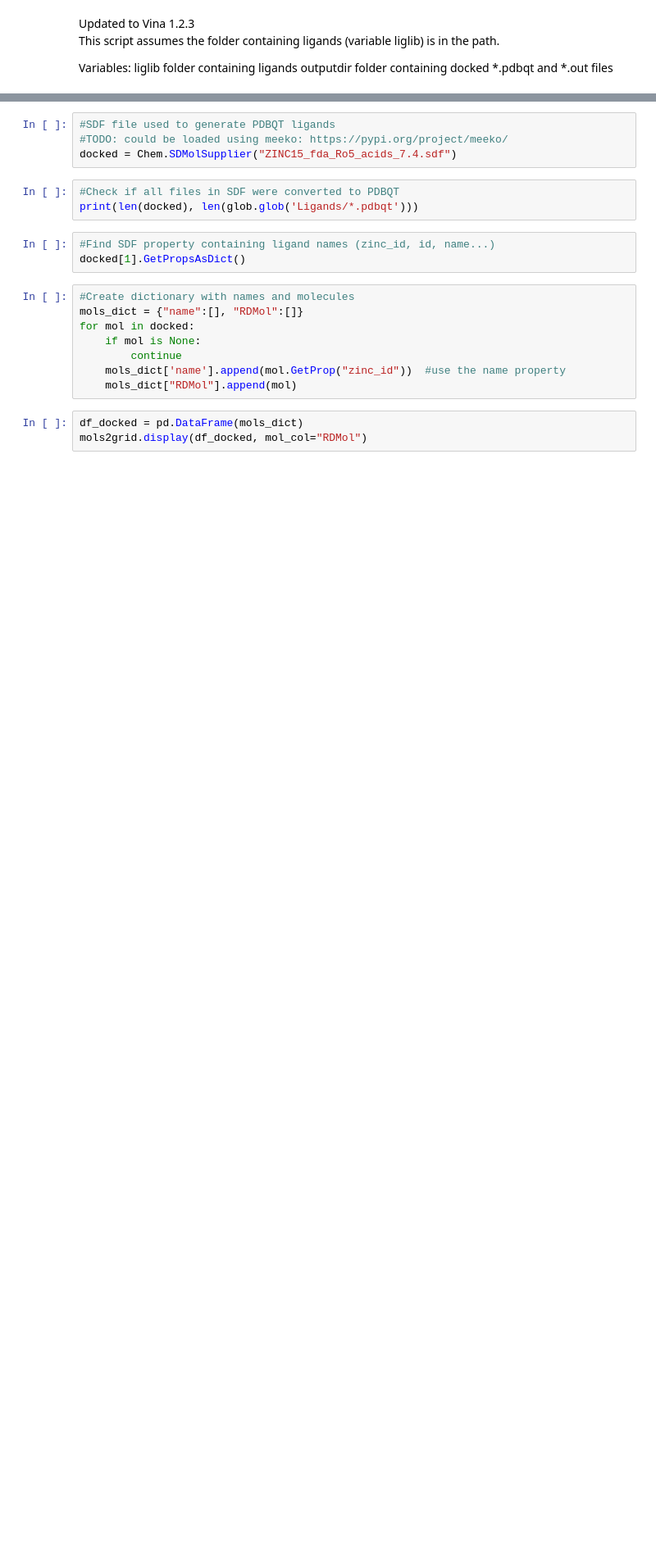
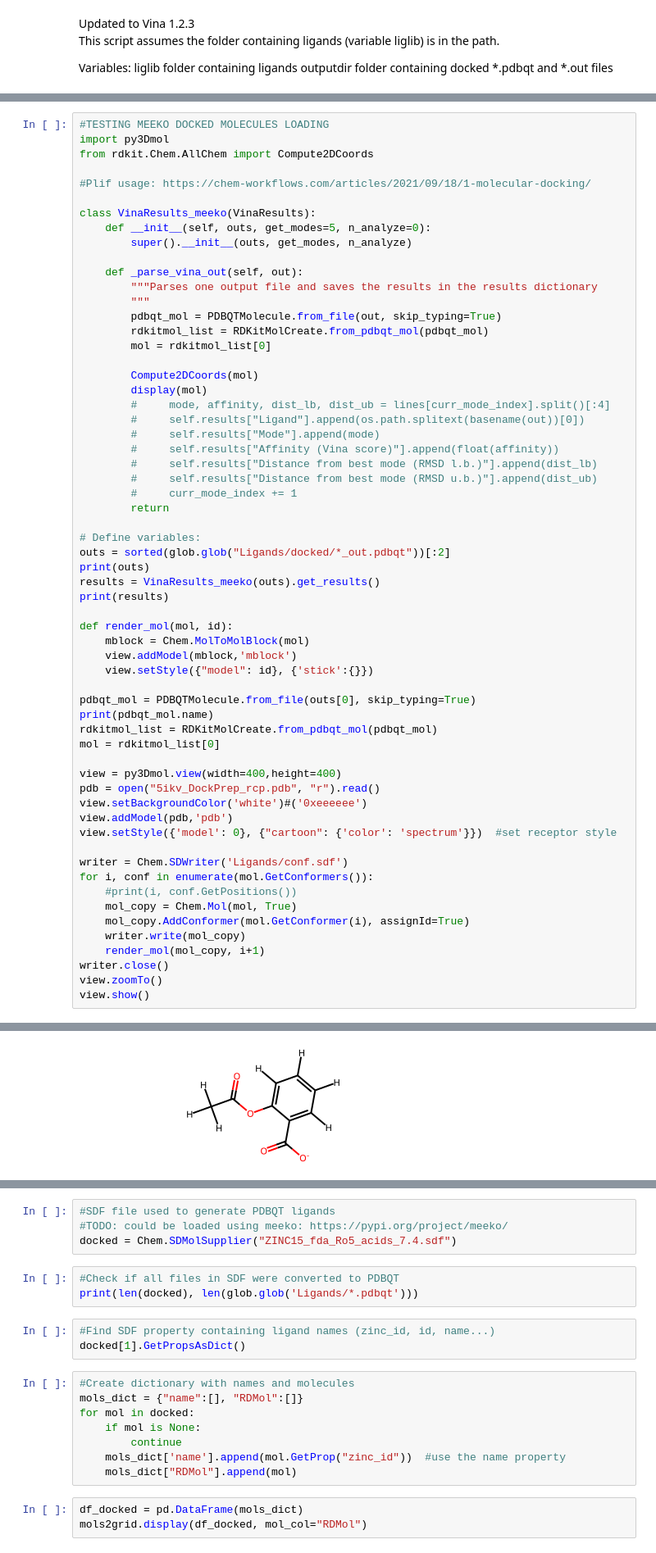
Before and after one commit to martinj80/Basics-of-molecular-modeling, a Jupyter notebook: Analyze_Vina_outputs.ipynb, the cells around one changed output, grey strips where cells are left out. Shown at 82% size. Cells and saved outputs as stored; diff of their text form; blank space fills up the shorter version.

Commit message:
Added basic 3D and 2D visualization of docked poses

```diff
--- a/Analyze_Vina_outputs.ipynb
+++ b/Analyze_Vina_outputs.ipynb
@@ -87,0 +91,62 @@ class VinaResults:
+# %%
+#TESTING MEEKO DOCKED MOLECULES LOADING
+import py3Dmol
+from rdkit.Chem.AllChem import Compute2DCoords
+
+#Plif usage: https://chem-workflows.com/articles/2021/09/18/1-molecular-docking/
+
+class VinaResults_meeko(VinaResults):
+    def __init__(self, outs, get_modes=5, n_analyze=0):
+        super().__init__(outs, get_modes, n_analyze)
+
+    def _parse_vina_out(self, out):
+        """Parses one output file and saves the results in the results dictionary
+        """
+        pdbqt_mol = PDBQTMolecule.from_file(out, skip_typing=True)
+        rdkitmol_list = RDKitMolCreate.from_pdbqt_mol(pdbqt_mol)
+        mol = rdkitmol_list[0]
+
+        Compute2DCoords(mol)
+        display(mol)
+        #     mode, affinity, dist_lb, dist_ub = lines[curr_mode_index].split()[:4]
+        #     self.results["Ligand"].append(os.path.splitext(basename(out))[0])
+        #     self.results["Mode"].append(mode)
+        #     self.results["Affinity (Vina score)"].append(float(affinity))
+        #     self.results["Distance from best mode (RMSD l.b.)"].append(dist_lb)
+        #     self.results["Distance from best mode (RMSD u.b.)"].append(dist_ub)
+        #     curr_mode_index += 1
+        return
+
+# Define variables:
+outs = sorted(glob.glob("Ligands/docked/*_out.pdbqt"))[:2]
+print(outs)
+results = VinaResults_meeko(outs).get_results()
+print(results)
+
+def render_mol(mol, id):
+    mblock = Chem.MolToMolBlock(mol)
+    view.addModel(mblock,'mblock')
+    view.setStyle({"model": id}, {'stick':{}})
+
+pdbqt_mol = PDBQTMolecule.from_file(outs[0], skip_typing=True)
+print(pdbqt_mol.name)
+rdkitmol_list = RDKitMolCreate.from_pdbqt_mol(pdbqt_mol)
+mol = rdkitmol_list[0]
+
+view = py3Dmol.view(width=400,height=400)
+pdb = open("5ikv_DockPrep_rcp.pdb", "r").read()
+view.setBackgroundColor('white')#('0xeeeeee')
+view.addModel(pdb,'pdb')
+view.setStyle({'model': 0}, {"cartoon": {'color': 'spectrum'}})  #set receptor style
+
+writer = Chem.SDWriter('Ligands/conf.sdf')
+for i, conf in enumerate(mol.GetConformers()):
+    #print(i, conf.GetPositions())
+    mol_copy = Chem.Mol(mol, True)
+    mol_copy.AddConformer(mol.GetConformer(i), assignId=True)
+    writer.write(mol_copy)
+    render_mol(mol_copy, i+1)
+writer.close()
+view.zoomTo()
+view.show()
+# %% [output]
@@ -87,0 +155 @@ class VinaResults:
+[figure, added]
```
Also changed, not shown: parts of 2 cells of this notebook.
